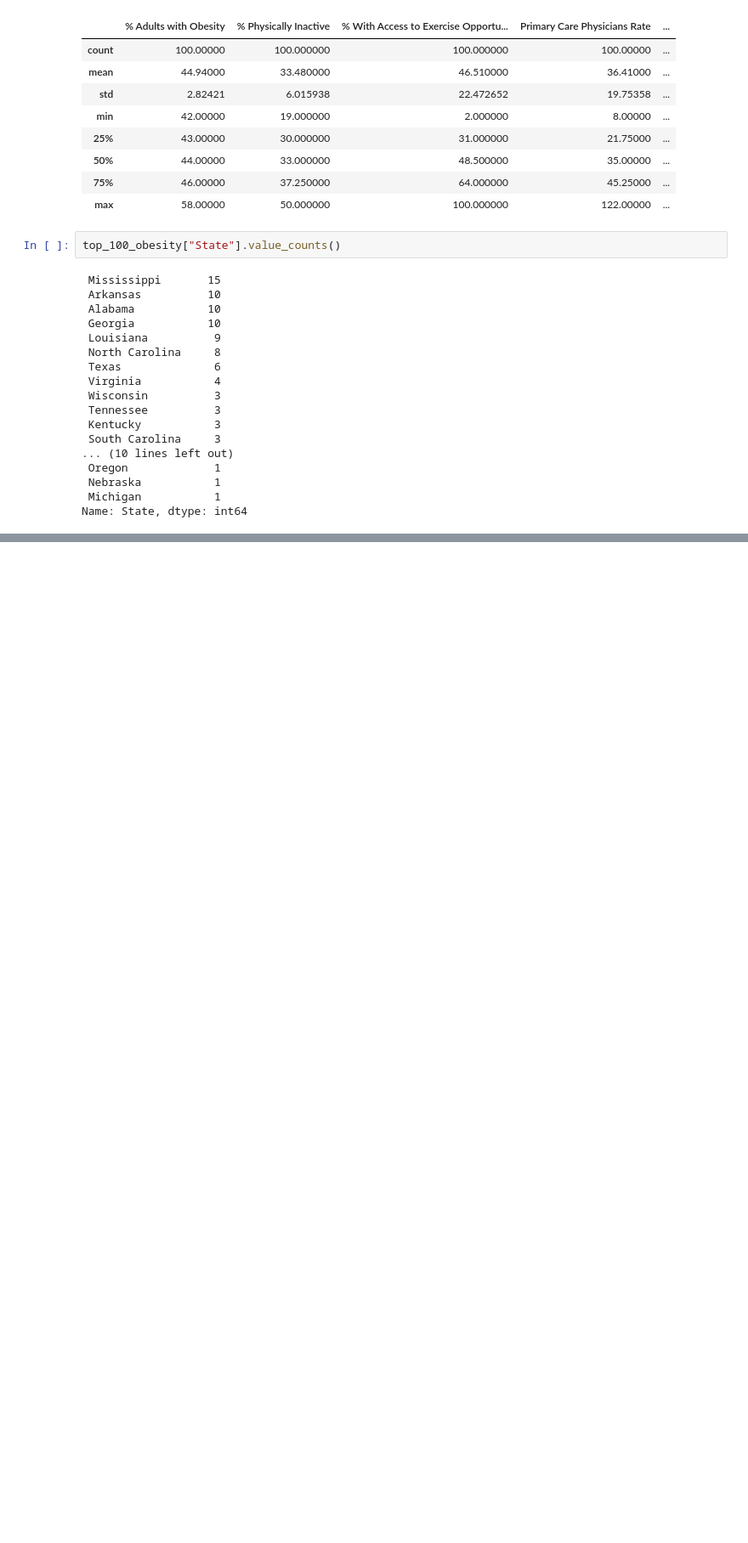
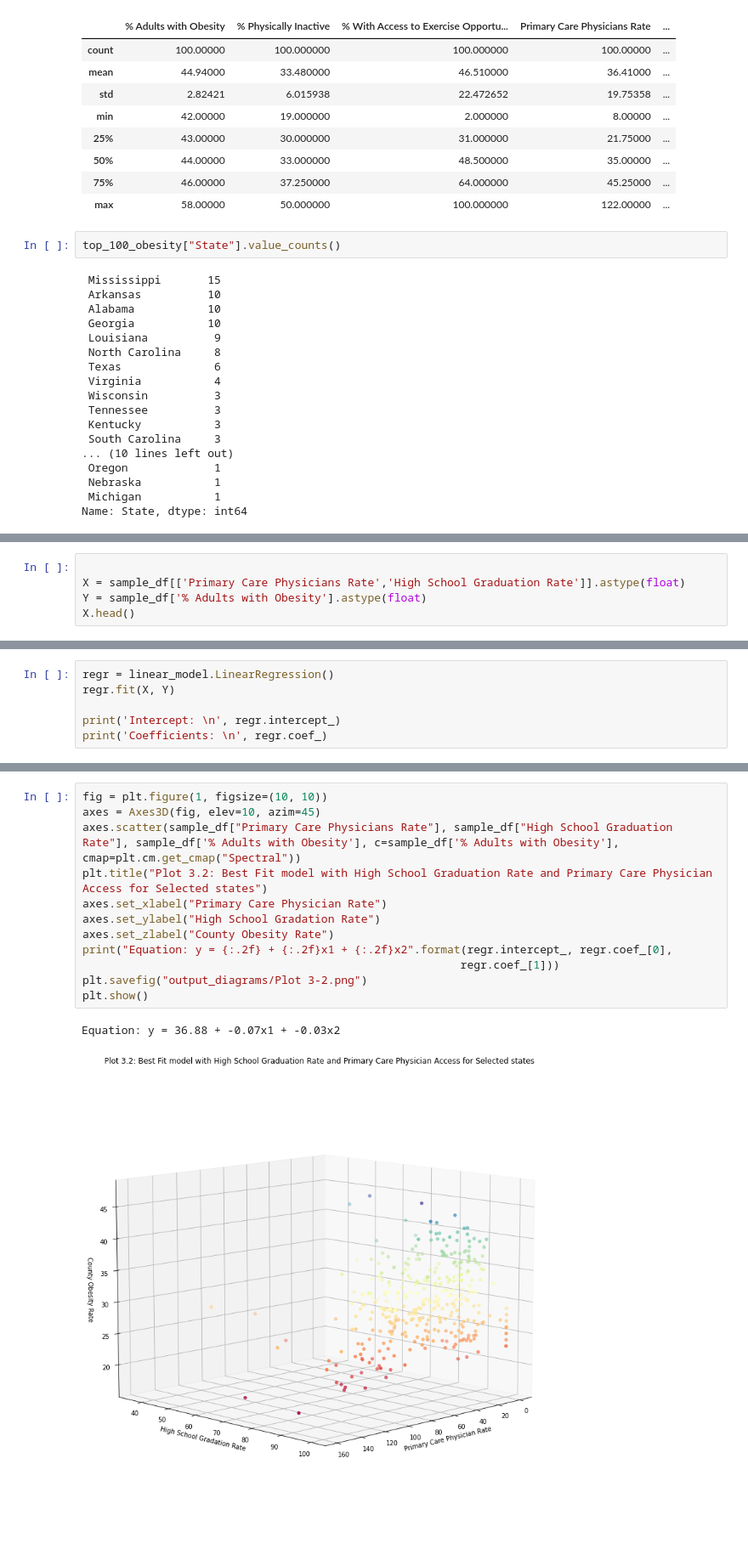
Before and after one commit to katrinan029/project-movat, a Jupyter notebook: Project code.ipynb, the cells around one changed output, grey strips where cells are left out. Shown at 85% size. Drawn from its saved outputs; the diff is of its cells as text; blank space fills up the shorter version.

```diff
--- a/Project code.ipynb
+++ b/Project code.ipynb
@@ -855,0 +1089,5 @@ Name: State, dtype: int64
+# %%
+
+X = sample_df[['Primary Care Physicians Rate','High School Graduation Rate']].astype(float)
+Y = sample_df['% Adults with Obesity'].astype(float)
+X.head()
@@ -855,0 +1101,6 @@ Name: State, dtype: int64
+# %%
+regr = linear_model.LinearRegression()
+regr.fit(X, Y)
+
+print('Intercept: \n', regr.intercept_)
+print('Coefficients: \n', regr.coef_)
@@ -855,0 +1146,15 @@ Name: State, dtype: int64
+# %%
+fig = plt.figure(1, figsize=(10, 10))
+axes = Axes3D(fig, elev=10, azim=45)
+axes.scatter(sample_df["Primary Care Physicians Rate"], sample_df["High School Graduation Rate"], sample_df['% Adults with Obesity'], c=sample_df['% Adults with Obesity'], cmap=plt.cm.get_cmap("Spectral"))
+plt.title("Plot 3.2: Best Fit model with High School Graduation Rate and Primary Care Physician Access for Selected states")
+axes.set_xlabel("Primary Care Physician Rate")
+axes.set_ylabel("High School Gradation Rate")
+axes.set_zlabel("County Obesity Rate")
+print("Equation: y = {:.2f} + {:.2f}x1 + {:.2f}x2".format(regr.intercept_, regr.coef_[0],
+                                                         regr.coef_[1]))
+plt.savefig("output_diagrams/Plot 3-2.png")
+plt.show()
+# %% [output]
+Equation: y = 36.88 + -0.07x1 + -0.03x2
+[figure, added]
```
Also changed, not shown: parts of 93 cells of this notebook, 5 other files.
